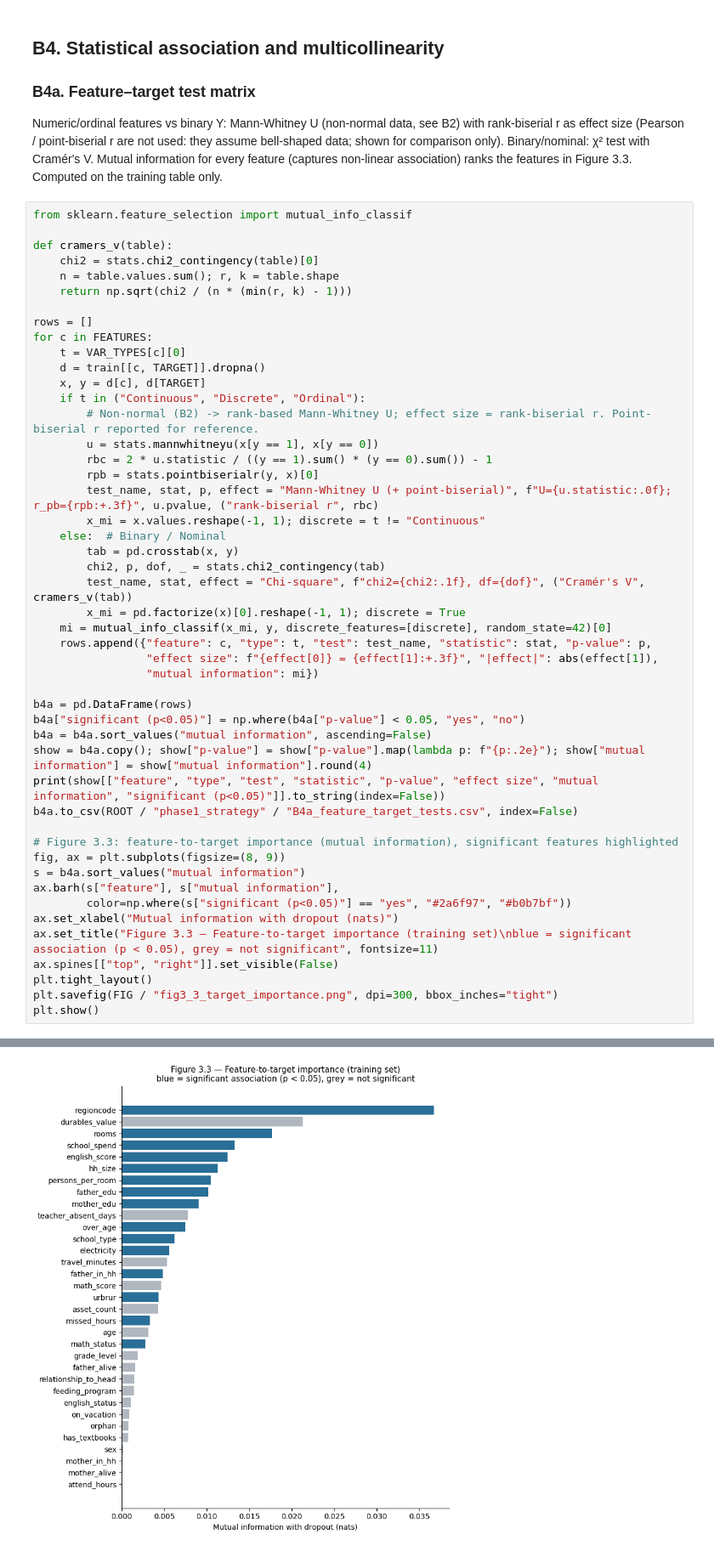
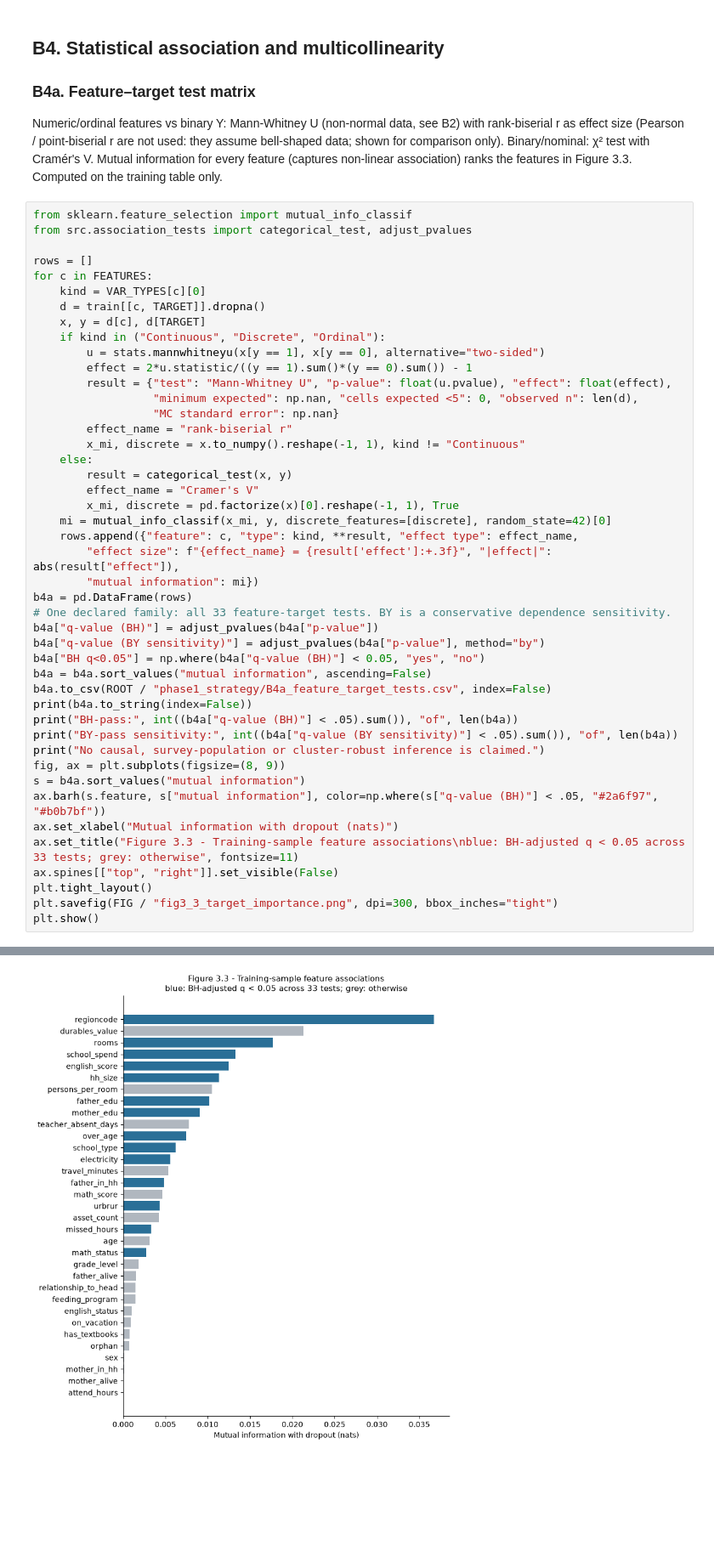
Before and after one commit to Emile-Lucky-Muhigira/AISD_Project, a Jupyter notebook: notebooks/02_phase1_audit.ipynb, the cells around one changed output, grey strips where cells are left out. Shown at 85% size. Cells and saved outputs as stored; diff of their text form; blank space fills up the shorter version.

```diff
--- a/notebooks/02_phase1_audit.ipynb
+++ b/notebooks/02_phase1_audit.ipynb
@@ -490,48 +561,45 @@ teacher_absent_days                                                        No ca
 Numeric/ordinal features vs binary Y: Mann-Whitney U (non-normal data, see B2) with rank-biserial r as effect size (Pearson / point-biserial r are not used: they assume bell-shaped data; shown for comparison only). Binary/nominal: χ² test with Cramér's V. Mutual information for every feature (captures non-linear association) ranks the features in Figure 3.3. Computed on the training table only.
 # %%
 from sklearn.feature_selection import mutual_info_classif
-
-def cramers_v(table):
-    chi2 = stats.chi2_contingency(table)[0]
-    n = table.values.sum(); r, k = table.shape
-    return np.sqrt(chi2 / (n * (min(r, k) - 1)))
+from src.association_tests import categorical_test, adjust_pvalues
 
 rows = []
 for c in FEATURES:
-    t = VAR_TYPES[c][0]
+    kind = VAR_TYPES[c][0]
     d = train[[c, TARGET]].dropna()
     x, y = d[c], d[TARGET]
-    if t in ("Continuous", "Discrete", "Ordinal"):
-        # Non-normal (B2) -> rank-based Mann-Whitney U; effect size = rank-biserial r. Point-biserial r reported for reference.
-        u = stats.mannwhitneyu(x[y == 1], x[y == 0])
-        rbc = 2 * u.statistic / ((y == 1).sum() * (y == 0).sum()) - 1
-        rpb = stats.pointbiserialr(y, x)[0]
-        test_name, stat, p, effect = "Mann-Whitney U (+ point-biserial)", f"U={u.statistic:.0f}; r_pb={rpb:+.3f}", u.pvalue, ("rank-biserial r", rbc)
-        x_mi = x.values.reshape(-1, 1); discrete = t != "Continuous"
-    else:  # Binary / Nominal
-        tab = pd.crosstab(x, y)
-        chi2, p, dof, _ = stats.chi2_contingency(tab)
-        test_name, stat, effect = "Chi-square", f"chi2={chi2:.1f}, df={dof}", ("Cramér's V", cramers_v(tab))
-        x_mi = pd.factorize(x)[0].reshape(-1, 1); discrete = True
+    if kind in ("Continuous", "Discrete", "Ordinal"):
+        u = stats.mannwhitneyu(x[y == 1], x[y == 0], alternative="two-sided")
+        effect = 2*u.statistic/((y == 1).sum()*(y == 0).sum()) - 1
+        result = {"test": "Mann-Whitney U", "p-value": float(u.pvalue), "effect": float(effect),
+                  "minimum expected": np.nan, "cells expected <5": 0, "observed n": len(d),
+                  "MC standard error": np.nan}
+        effect_name = "rank-biserial r"
+        x_mi, discrete = x.to_numpy().reshape(-1, 1), kind != "Continuous"
+    else:
+        result = categorical_test(x, y)
+        effect_name = "Cramer's V"
+        x_mi, discrete = pd.factorize(x)[0].reshape(-1, 1), True
     mi = mutual_info_classif(x_mi, y, discrete_features=[discrete], random_state=42)[0]
-    rows.append({"feature": c, "type": t, "test": test_name, "statistic": stat, "p-value": p,
-                 "effect size": f"{effect[0]} = {effect[1]:+.3f}", "|effect|": abs(effect[1]),
-                 "mutual information": mi})
-
+    rows.append({"feature": c, "type": kind, **result, "effect type": effect_name,
+        "effect size": f"{effect_name} = {result['effect']:+.3f}", "|effect|": abs(result["effect"]),
+        "mutual information": mi})
 b4a = pd.DataFrame(rows)
-b4a["significant (p<0.05)"] = np.where(b4a["p-value"] < 0.05, "yes", "no")
+# One declared family: all 33 feature-target tests. BY is a conservative dependence sensitivity.
+b4a["q-value (BH)"] = adjust_pvalues(b4a["p-value"])
+b4a["q-value (BY sensitivity)"] = adjust_pvalues(b4a["p-value"], method="by")
+b4a["BH q<0.05"] = np.where(b4a["q-value (BH)"] < 0.05, "yes", "no")
 b4a = b4a.sort_values("mutual information", ascending=False)
-show = b4a.copy(); show["p-value"] = show["p-value"].map(lambda p: f"{p:.2e}"); show["mutual information"] = show["mutual information"].round(4)
-print(show[["feature", "type", "test", "statistic", "p-value", "effect size", "mutual information", "significant (p<0.05)"]].to_string(index=False))
-b4a.to_csv(ROOT / "phase1_strategy" / "B4a_feature_target_tests.csv", index=False)
-
-# Figure 3.3: feature-to-target importance (mutual information), significant features highlighted
+b4a.to_csv(ROOT / "phase1_strategy/B4a_feature_target_tests.csv", index=False)
+print(b4a.to_string(index=False))
+print("BH-pass:", int((b4a["q-value (BH)"] < .05).sum()), "of", len(b4a))
+print("BY-pass sensitivity:", int((b4a["q-value (BY sensitivity)"] < .05).sum()), "of", len(b4a))
+print("No causal, survey-population or cluster-robust inference is claimed.")
 fig, ax = plt.subplots(figsize=(8, 9))
 s = b4a.sort_values("mutual information")
-ax.barh(s["feature"], s["mutual information"],
-        color=np.where(s["significant (p<0.05)"] == "yes", "#2a6f97", "#b0b7bf"))
+ax.barh(s.feature, s["mutual information"], color=np.where(s["q-value (BH)"] < .05, "#2a6f97", "#b0b7bf"))
 ax.set_xlabel("Mutual information with dropout (nats)")
-ax.set_title("Figure 3.3 — Feature-to-target importance (training set)\nblue = significant association (p < 0.05), grey = not significant", fontsize=11)
+ax.set_title("Figure 3.3 - Training-sample feature associations\nblue: BH-adjusted q < 0.05 across 33 tests; grey: otherwise", fontsize=11)
 ax.spines[["top", "right"]].set_visible(False)
 plt.tight_layout()
 plt.savefig(FIG / "fig3_3_target_importance.png", dpi=300, bbox_inches="tight")
@@ -557,3 +625,3 @@ plt.show()
-[figure, old version]
+[figure, new version]
 # %% [markdown]
 ### B4b. Multicollinearity protocol
```
Also changed, not shown: parts of 12 cells of this notebook, 40 other files.
